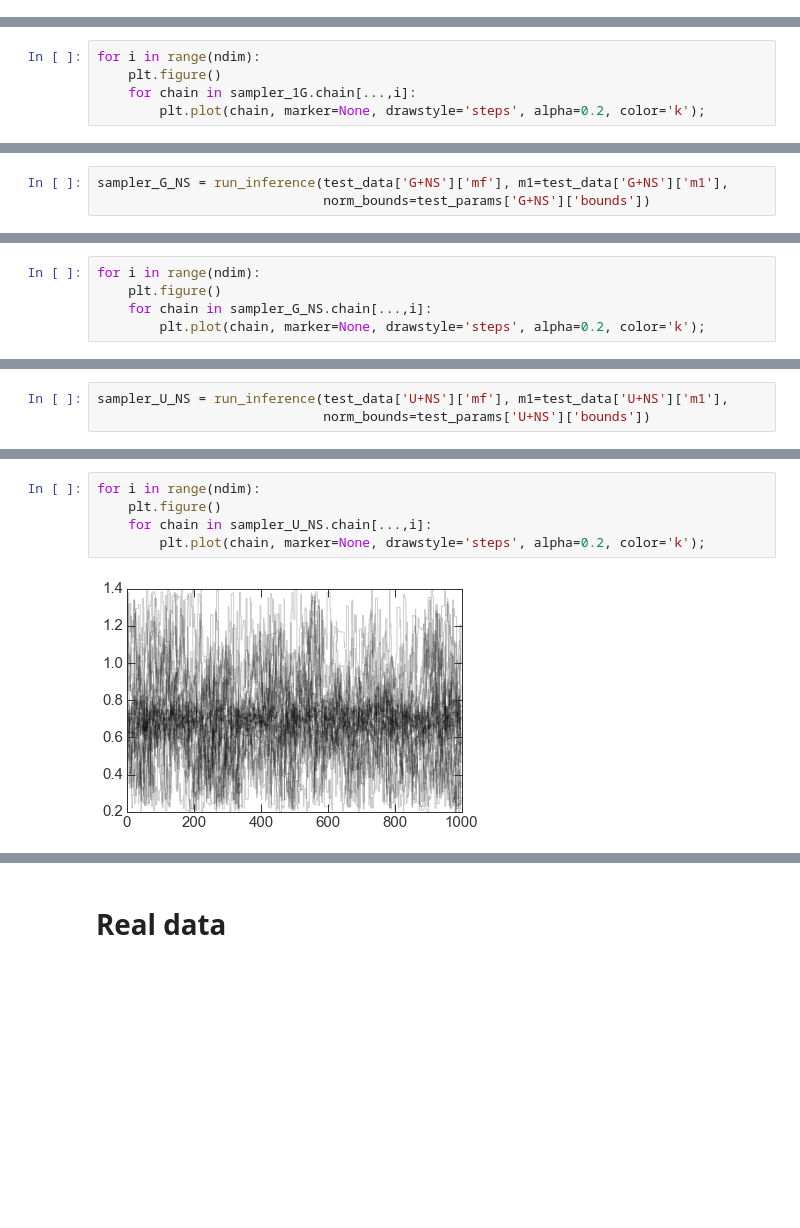
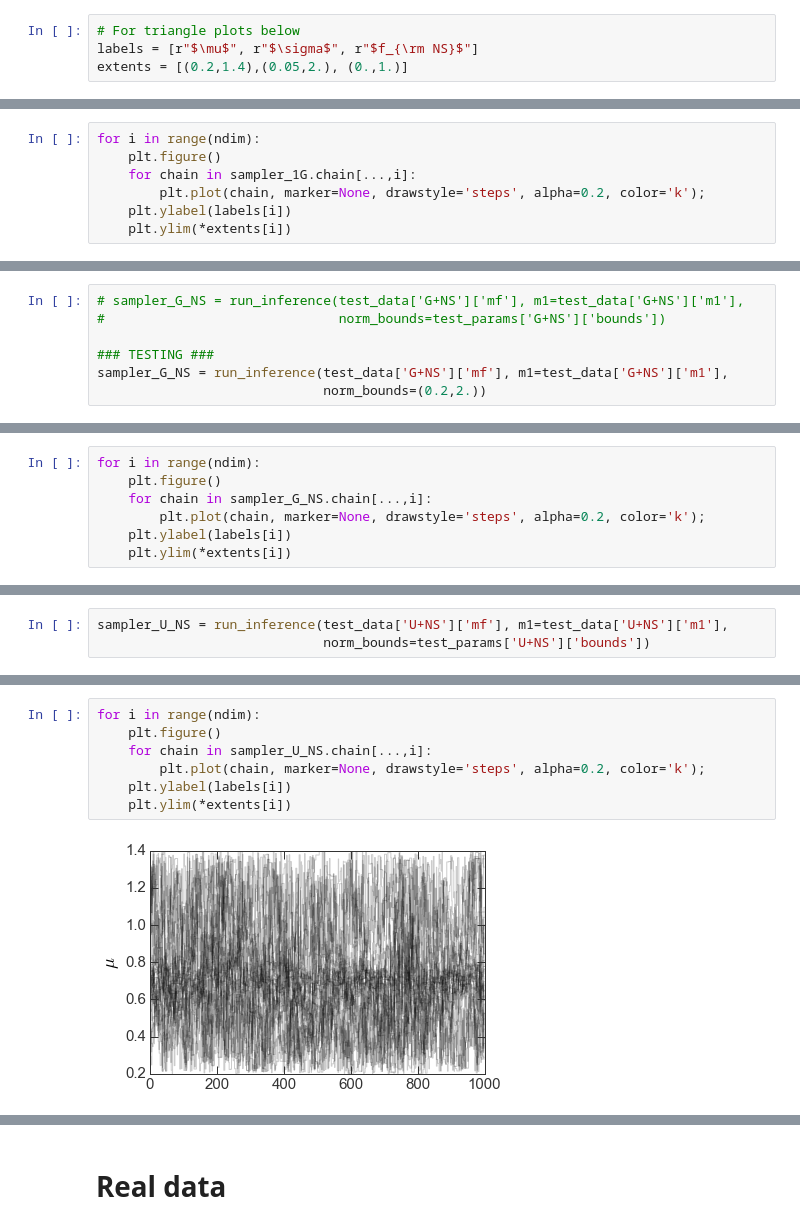
Before and after one commit to adrn/tilt-shift, a Jupyter notebook: notebooks/Paper figures.ipynb, the cells around one changed output, grey strips where cells are left out. Cells and saved outputs as stored; diff of their text form; blank space fills up the shorter version.

```diff
--- a/notebooks/Paper figures.ipynb
+++ b/notebooks/Paper figures.ipynb
@@ -318,6 +325,10 @@ def run_inference(mf, m1, norm_bounds, nwalkers=32):
     pos,prob,state = sampler.run_mcmc(pos, N=1000)
 
     return sampler
+# %%
+# For triangle plots below
+labels = [r"$\mu$", r"$\sigma$", r"$f_{\rm NS}$"]
+extents = [(0.2,1.4),(0.05,2.), (0.,1.)]
 # %% [markdown]
 ## Test case 1:
 # %%
@@ -334,4 +344,6 @@ for i in range(ndim):
     plt.figure()
     for chain in sampler_1G.chain[...,i]:
         plt.plot(chain, marker=None, drawstyle='steps', alpha=0.2, color='k');
+    plt.ylabel(labels[i])
+    plt.ylim(*extents[i])
 # %% [output]
@@ -341,8 +353,12 @@ for i in range(ndim):
 # %% [markdown]
 ## Test case 2:
 # %%
+# sampler_G_NS = run_inference(test_data['G+NS']['mf'], m1=test_data['G+NS']['m1'],
+#                              norm_bounds=test_params['G+NS']['bounds'])
+
+### TESTING ###
 sampler_G_NS = run_inference(test_data['G+NS']['mf'], m1=test_data['G+NS']['m1'],
-                             norm_bounds=test_params['G+NS']['bounds'])
+                             norm_bounds=(0.2,2.))
 # %%
 truths = [test_params['G+NS']['mean'], test_params['G+NS']['stddev'], test_params['G+NS']['f_NS']]
 fig = triangle.corner(sampler_G_NS.flatchain, truths=truths,
@@ -355,4 +370,6 @@ for i in range(ndim):
     plt.figure()
     for chain in sampler_G_NS.chain[...,i]:
         plt.plot(chain, marker=None, drawstyle='steps', alpha=0.2, color='k');
+    plt.ylabel(labels[i])
+    plt.ylim(*extents[i])
 # %% [output]
@@ -374,7 +390,9 @@ fig = triangle.corner(sampler_U_NS.flatchain, truths=truths,
 # %%
 for i in range(ndim):
     plt.figure()
     for chain in sampler_U_NS.chain[...,i]:
         plt.plot(chain, marker=None, drawstyle='steps', alpha=0.2, color='k');
+    plt.ylabel(labels[i])
+    plt.ylim(*extents[i])
 # %% [output]
-[figure, old version]
+[figure, new version]
```
Also changed, not shown: parts of 21 cells of this notebook.
